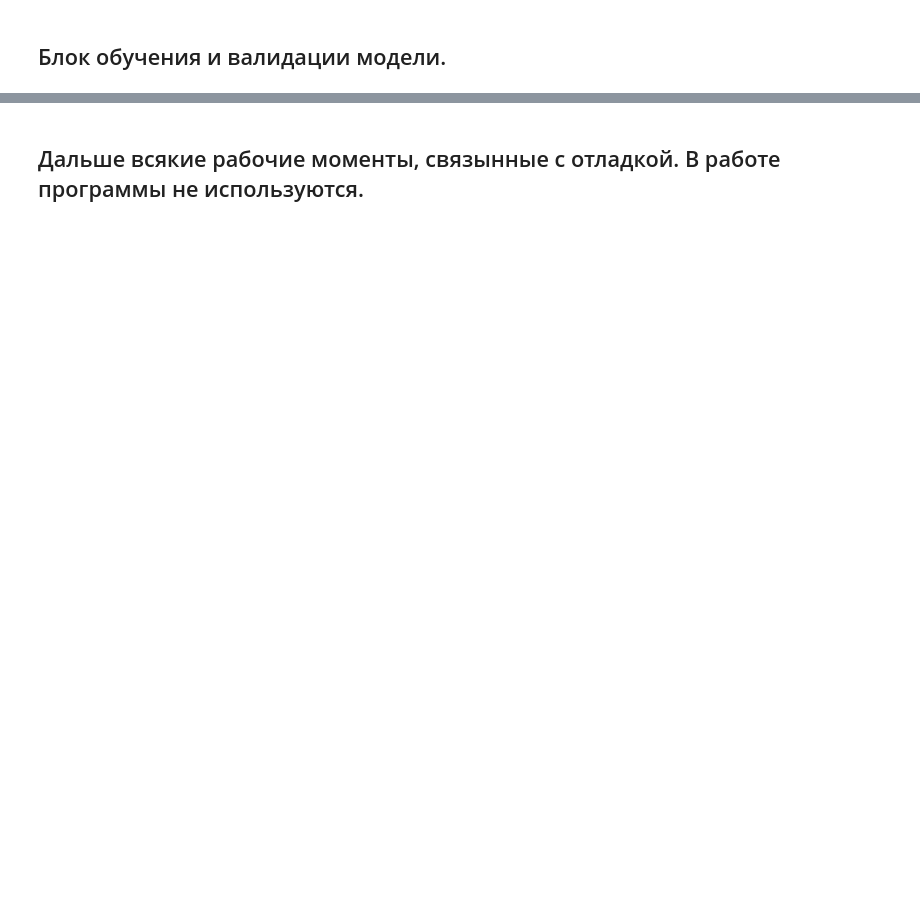
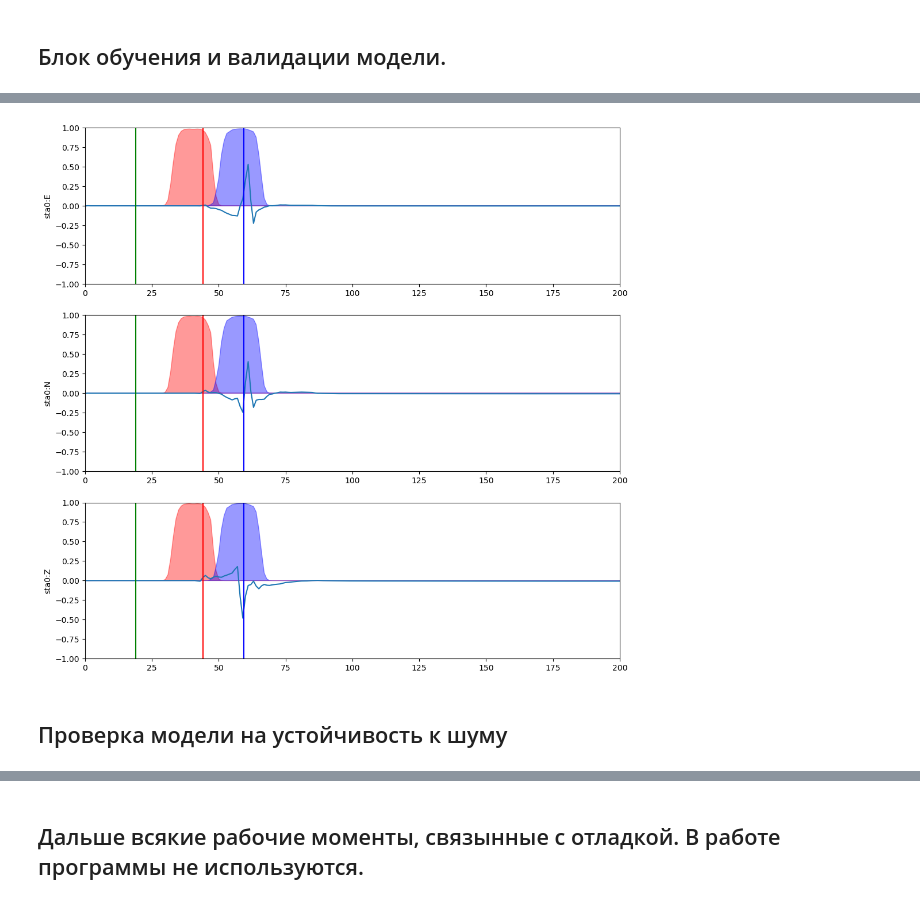
Before and after one commit to mexalon/Synth_wf_proc, a Jupyter notebook: Synth_wf_processing.ipynb, the cells around one changed output, grey strips where cells are left out. Saved outputs shown, nothing was run; the diff lists cells and outputs as text; code cells hidden in the pictures; blank space fills up the shorter version.

```diff
--- a/Synth_wf_processing.ipynb
+++ b/Synth_wf_processing.ipynb
@@ -438,5 +573,5 @@ class Arrivals(nn.Module):
 # %%
-def train_one_epoch(model, train_dt, test_dl):
+def train_one_epoch(model, train_dl, test_dl):
     loaders = {'train': train_dl, 'val': test_dl}
     model_modes = {'train': model.train, 'val': model.eval}
     losses = {'train': [], 'val': []}
@@ -456,12 +591,12 @@ def train_one_epoch(model, train_dt, test_dl):
 
     return losses
 
-def train_model(model, train_dt, test_dl):
+def train_model(model, train_dl, test_dl):
     metrics = {'loss':{'train': [], 'val': []},
                'epoch': []}
     model.to(device)
     for epoch in tqdm(range(epochs)):
-        losses = train_one_epoch(model, train_dt, test_dl)
+        losses = train_one_epoch(model, train_dl, test_dl)
         metrics['epoch'].append(epoch)
         metrics['loss']['train'].append(losses['train'])
         metrics['loss']['val'].append(losses['val'])
@@ -469,6 +604,18 @@ def train_model(model, train_dt, test_dl):
             print(f"Epoch {epoch}:: train loss: {metrics['loss']['train'][-1]:.04f}, val loss: {metrics['loss']['val'][-1]:.04f}")
 
     return metrics
+
+def eval_model(model, test_dl):
+    model.requires_grad_(False)
+    model.to(device)
+    model.eval()
+    for X, y_list_of_dicts in tqdm(test_dl):
+        y = torch.stack([yy['oh_arrivals'].to(device) for yy in y_list_of_dicts]) # target is a dict with all staf
+        X = X.to(device)
+        y_hat = model(X)
+        l = loss(y_hat, y)
+
+    return l.item()
 # %% [markdown]
 ## Блок обучения и валидации модели.
 # %%
@@ -553,0 +699,34 @@ plot_event(x, y, y_hat.detach().numpy())
+# %%
+%matplotlib inline
+test_h5_path = 'validation_1k_wforms_disp_5stax3ch_with_saw_06_03_23.hdf5'
+
+transforms = stack_transforms([WtFilter(cl=[-1]),
+                                      Normalizer(),
+                                      ToTensor(),
+                                      ToOneHot(),])
+
+test = SynthSeism(h5_path = test_h5_path, transforms=transforms)
+
+test_dl = DataLoader(dataset=test,
+                      batch_size=len(test),
+                      shuffle=False,
+                      collate_fn=dataset.collate_fn,
+                      )
+
+loss =  MySparseBCELoss(sparcity = 0.0025)
+model = Arrivals(chanels=3, rec_len=400, one_tr_attn_nlayer=1, sta_attn_nlayer=1, J=3, Q=4)
+
+# the path from the last save
+pt_path = 'model_states/Aug_1_2xNoise_01_01_Drops_state_dict_03_24_2023__18_11_59.pt'
+model.load_state_dict(torch.load(pt_path, map_location=torch.device(device)))
+
+l= eval_model(model, test_dl)
+
+# just for pics
+x,y = test[42]
+y_hat = model(x.unsqueeze(0).to(device)).squeeze(0)
+plot_sta('sta0', x, y, y_hat.detach().cpu().numpy())
+# %% [output]
+[figure, added]
+# %% [markdown]
+## Проверка модели на устойчивость к шуму
```
Also changed, not shown: parts of 41 cells of this notebook, 4 other files.
